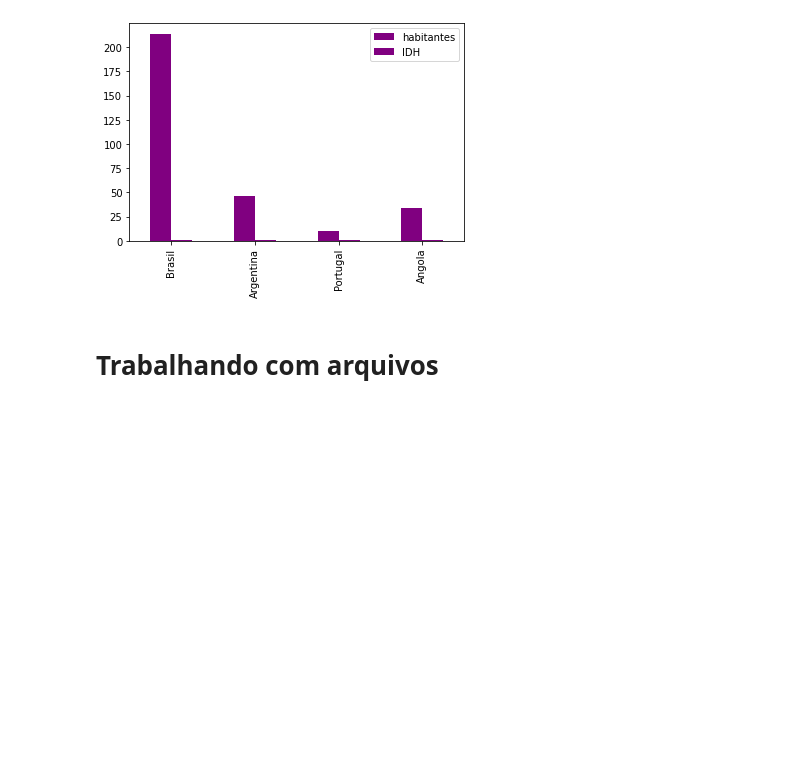
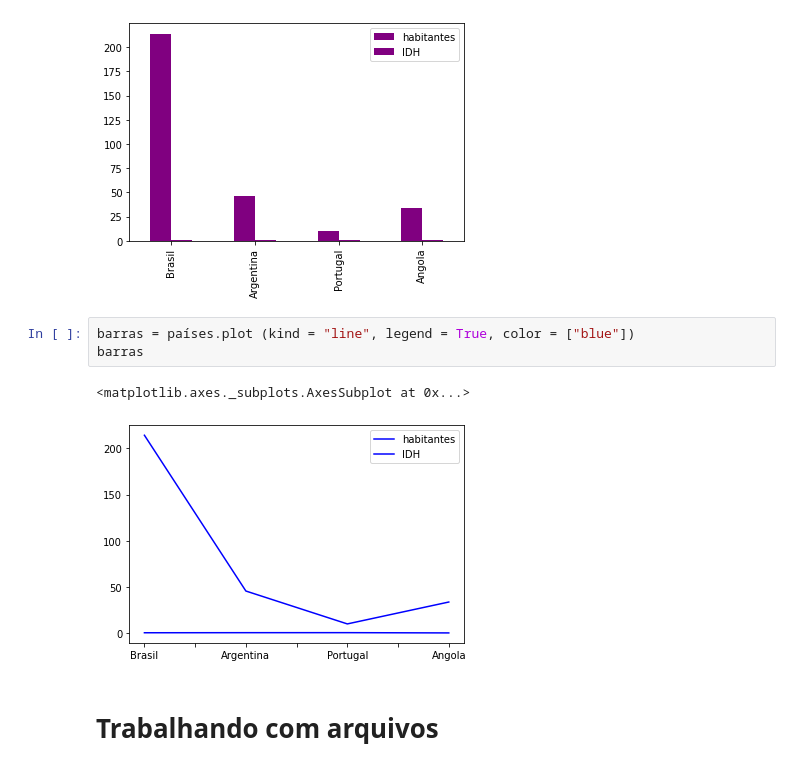
Before and after one commit to anamacao/analise_dados, a Jupyter notebook: Analise_dados_py.ipynb, the cells around one changed output. Drawn from its saved outputs; the diff is of its cells as text; blank space fills up the shorter version.

```diff
--- a/Analise_dados_py.ipynb
+++ b/Analise_dados_py.ipynb
@@ -130,6 +130,12 @@ barras
 # %% [output]
 <matplotlib.axes._subplots.AxesSubplot at 0x...>
 [figure]
+# %%
+barras = países.plot (kind = "line", legend = True, color = ["blue"])
+barras
+# %% [output]
+<matplotlib.axes._subplots.AxesSubplot at 0x...>
+[figure, added]
 # %% [markdown]
 # Trabalhando com arquivos
 # %%
```
Also changed, not shown: parts of 1 cell of this notebook.
